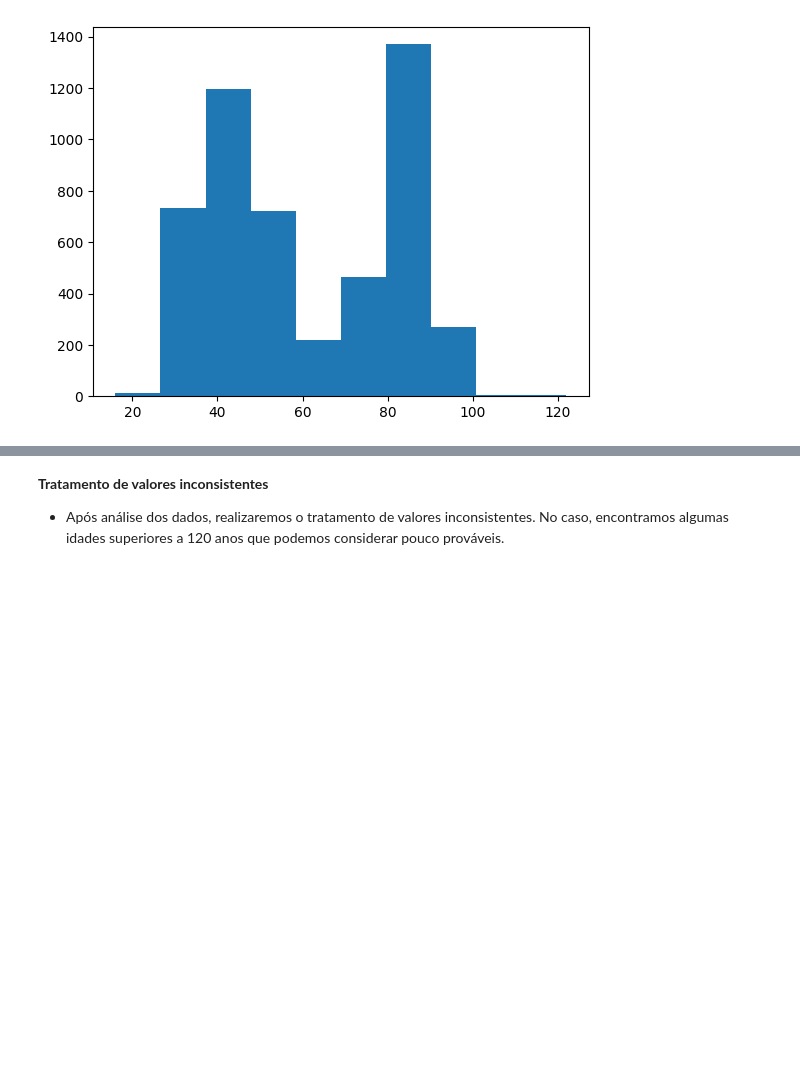
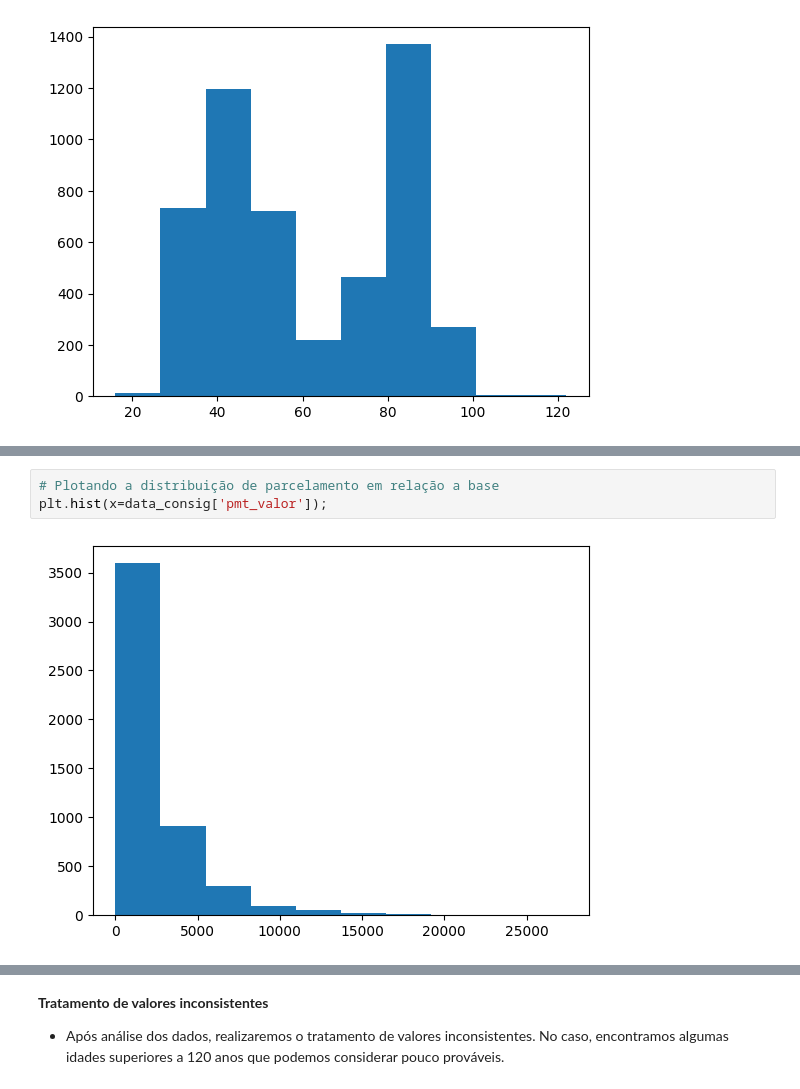
Before and after one commit to AlexanderAlmeida/pos_graduacao, a Jupyter notebook: MVP_Consignado.ipynb, the cells around one changed output, grey strips where cells are left out. Cells and saved outputs as stored; diff of their text form; blank space fills up the shorter version.

```diff
--- a/MVP_Consignado.ipynb
+++ b/MVP_Consignado.ipynb
@@ -95,0 +102,5 @@ plt.hist(x=data_consig['idade']);
+# %%
+# Plotando a distribuição de parcelamento em relação a base
+plt.hist(x=data_consig['pmt_valor']);
+# %% [output]
+[figure, added]
```
Also changed, not shown: parts of 7 cells of this notebook.
